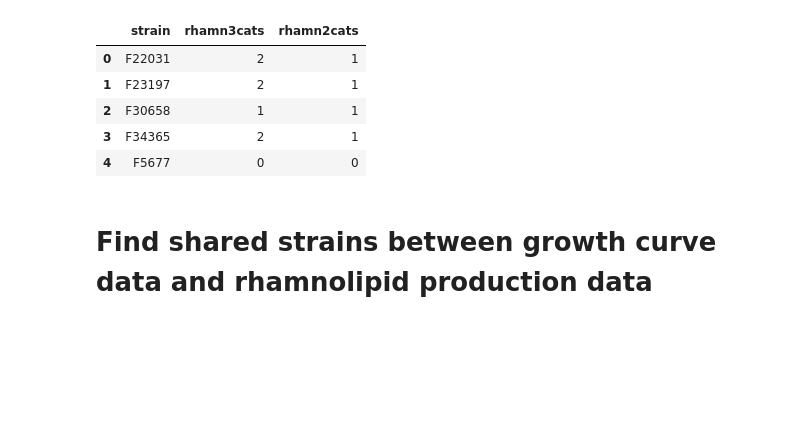
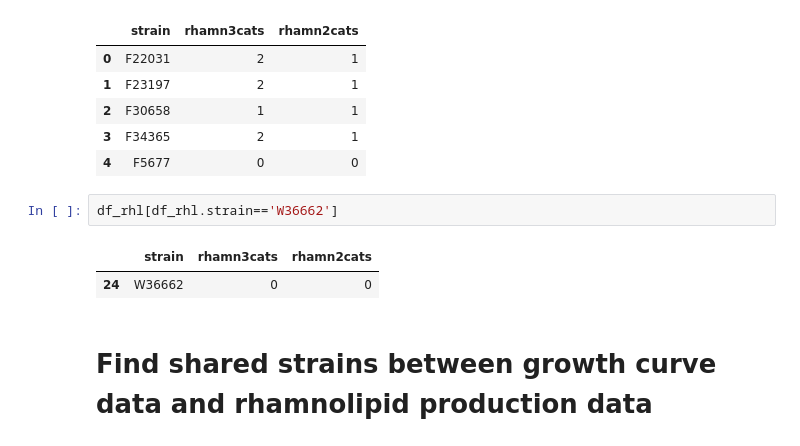
Before and after one commit to liaochen1988/Source_code_for_Pseudomonas_Metabolomics_Paper, a Jupyter notebook: nnmf/main.ipynb, the cells around one changed output. Saved outputs shown, nothing was run; the diff lists cells and outputs as text; blank space fills up the shorter version.

```diff
--- a/nnmf/main.ipynb
+++ b/nnmf/main.ipynb
@@ -39,6 +40,11 @@ df_rhl.head()
 | 2 | F30658 | 1 | 1 |
 | 3 | F34365 | 2 | 1 |
 | 4 | F5677 | 0 | 0 |
+# %%
+df_rhl[df_rhl.strain=='W36662']
+# %% [output]
+|  | strain | rhamn3cats | rhamn2cats |
+| 24 | W36662 | 0 | 0 |
 # %% [markdown]
 # Find shared strains between growth curve data and rhamnolipid production data
 # %%
```
Also changed, not shown: parts of 9 cells of this notebook, 53 other files.
